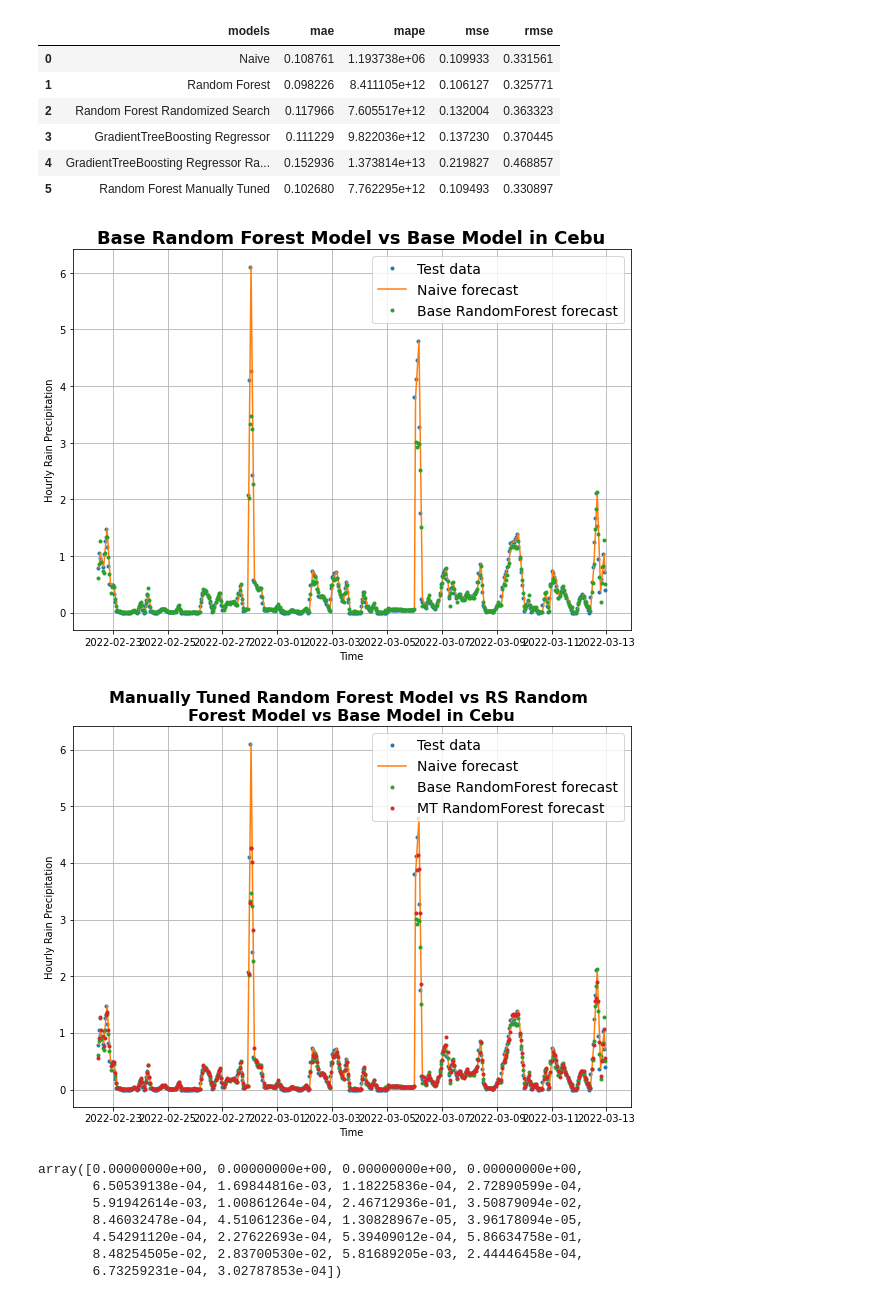
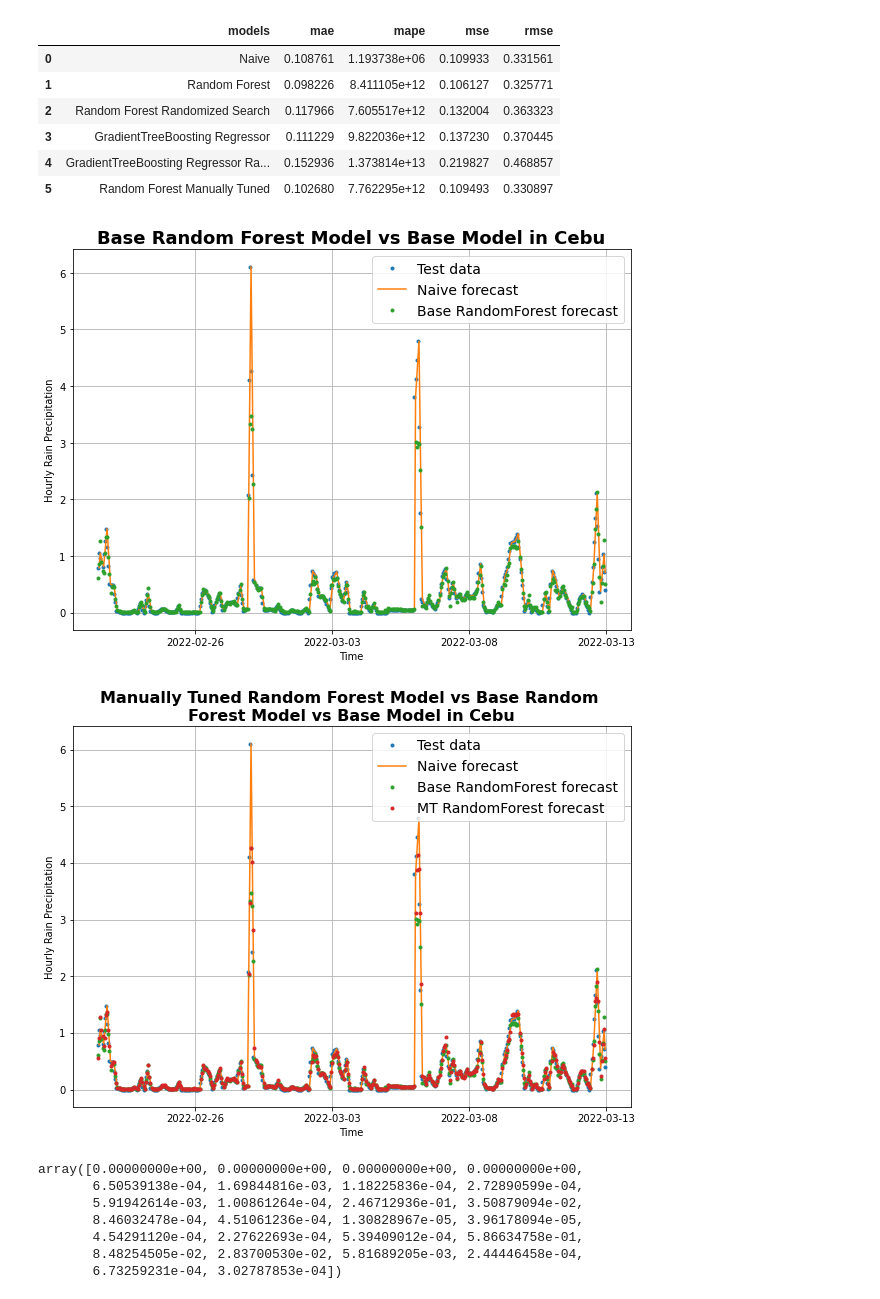
Before and after one commit to eRuaro/prac-research, a Jupyter notebook: cebu.ipynb, the cells around one changed output. Drawn from its saved outputs; the diff is of its cells as text; code cells hidden in the pictures.

```diff
--- a/cebu.ipynb
+++ b/cebu.ipynb
@@ -1166,30 +1168,31 @@ plot_time_series(timesteps=X_time_test,  values=rs_forecast, label='Base RandomF
 # plot_time_series(timesteps=X_time_test, values=rs_gbr_forecast, label='Randomized Search GradientTree forecast')
 # plot_time_series(timesteps=X_time_test, values=best_rs_forecast, label='Manually Tuned RandomForest forecast')
 plt.title('Base Random Forest Model vs Base Model in Cebu', fontsize=18, fontweight='bold')
-
+plt.gca().xaxis.set_major_locator(mdates.DayLocator(interval=5))
 plt.show();
 # %% [output]
-[figure, old version]
+[figure, new version]
 # %%
 plt.figure(figsize=(10, 7))
 offset = 10 # offset the values by 300 timesteps
 plot_time_series(timesteps=X_time_test,  values=y_test, label="Test data")
 plot_time_series(timesteps=X_time_test[1:], values=naive_forecast, format="-",  label="Naive forecast")
 # plot_time_series(timesteps=X_time_test, values=rs_forecast, label='Base RandomForest forecast')
 plot_time_series(timesteps=X_time_test,  values=rs_forecast, label='Base RandomForest forecast')
 # plot_time_series(timesteps=X_time_test, start=offset, values=k_forecast, label='KNR forecast')
 # plot_time_series(timesteps=X_time_test, start=offset, values=rs_k_forecast, label='Ideal KNR forecast')
 # plot_time_series(timesteps=X_time_test, start=offset, values=svr_forecast, label='SVR forecast')
 # plot_time_series(timesteps=X_time_test, start=offset, values=rs_svr_forecast, label='Ideal SVR forecast')
 # plot_time_series(timesteps=X_time_test, start=offset, values=vr_forecast, label='VotingRegressor forecast')
 # plot_time_series(timesteps=X_time_test, start=offset, values=gbr_forecast, label='GradientTree forecast')
 # plot_time_series(timesteps=X_time_test, values=rs_gbr_forecast, label='Randomized Search GradientTree forecast')
 plot_time_series(timesteps=X_time_test, values=best_rs_forecast, label='MT RandomForest forecast')
-plt.title('Manually Tuned Random Forest Model vs RS Random \nForest Model vs Base Model in Cebu', fontsize=16, fontweight='bold')
+plt.gca().xaxis.set_major_locator(mdates.DayLocator(interval=5))
+plt.title('Manually Tuned Random Forest Model vs Base Random \nForest Model vs Base Model in Cebu', fontsize=16, fontweight='bold')
 
 plt.show();
 # %% [output]
-[figure, old version]
+[figure, new version]
 # %%
 best_rs_model.feature_importances_
 # %% [output]
```
Also changed, not shown: parts of 3 cells of this notebook.
